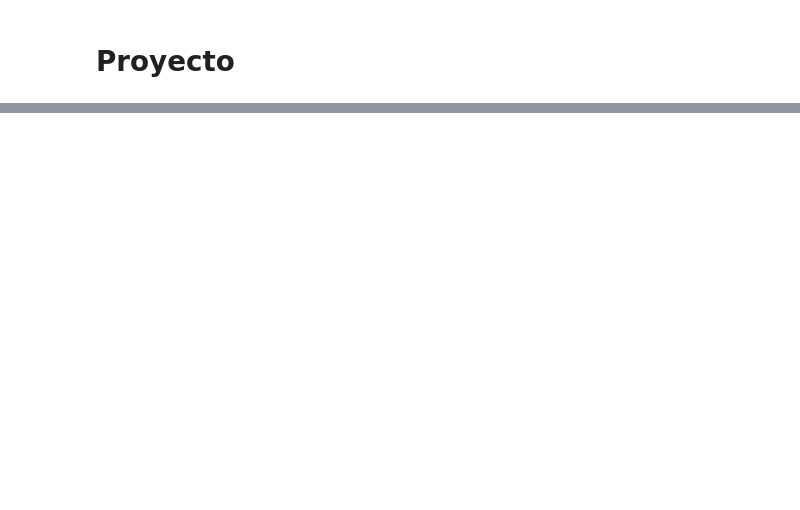
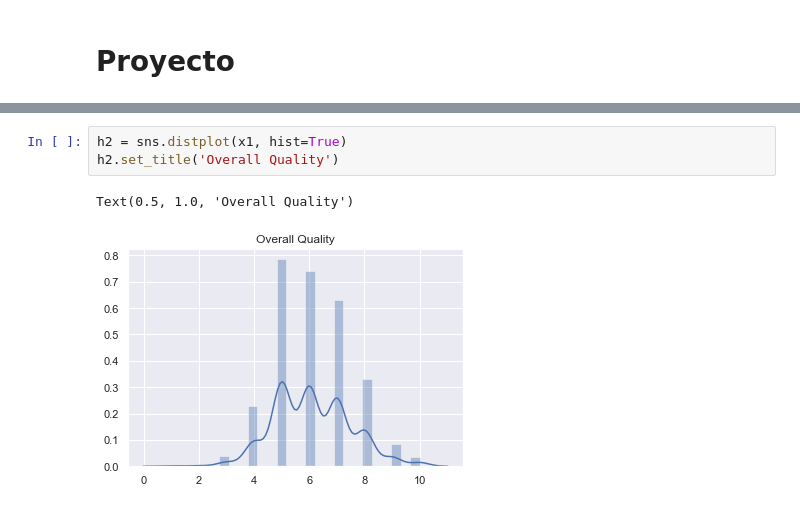
Before and after one commit to gustavo-alvarado/ds-python-proyecto, a Jupyter notebook: Proyecto - Gustavo Alvarado.ipynb, the cells around one changed output, grey strips where cells are left out. Drawn from its saved outputs; the diff is of its cells as text; blank space fills up the shorter version.

```diff
--- a/Proyecto - Gustavo Alvarado.ipynb
+++ b/Proyecto - Gustavo Alvarado.ipynb
@@ -52,0 +88,6 @@ print(np.nanstd(data, axis = 0))
+# %%
+h2 = sns.distplot(x1, hist=True)
+h2.set_title('Overall Quality')
+# %% [output]
+Text(0.5, 1.0, 'Overall Quality')
+[figure, added]
```
Also changed, not shown: parts of 16 cells of this notebook.
